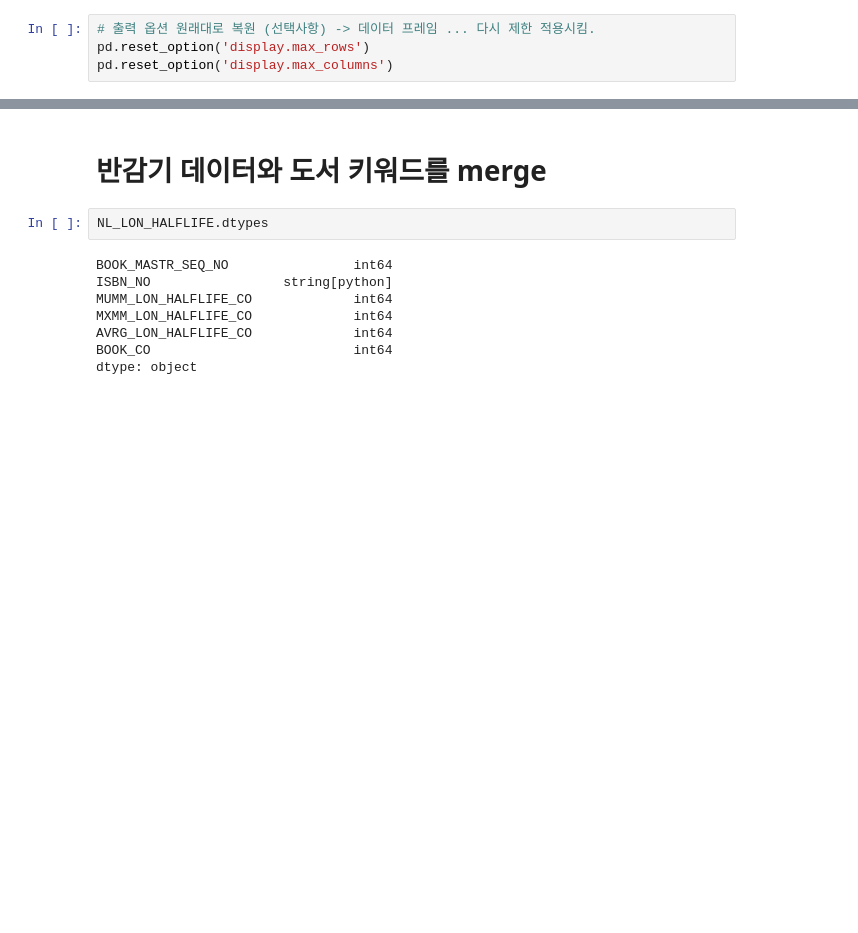
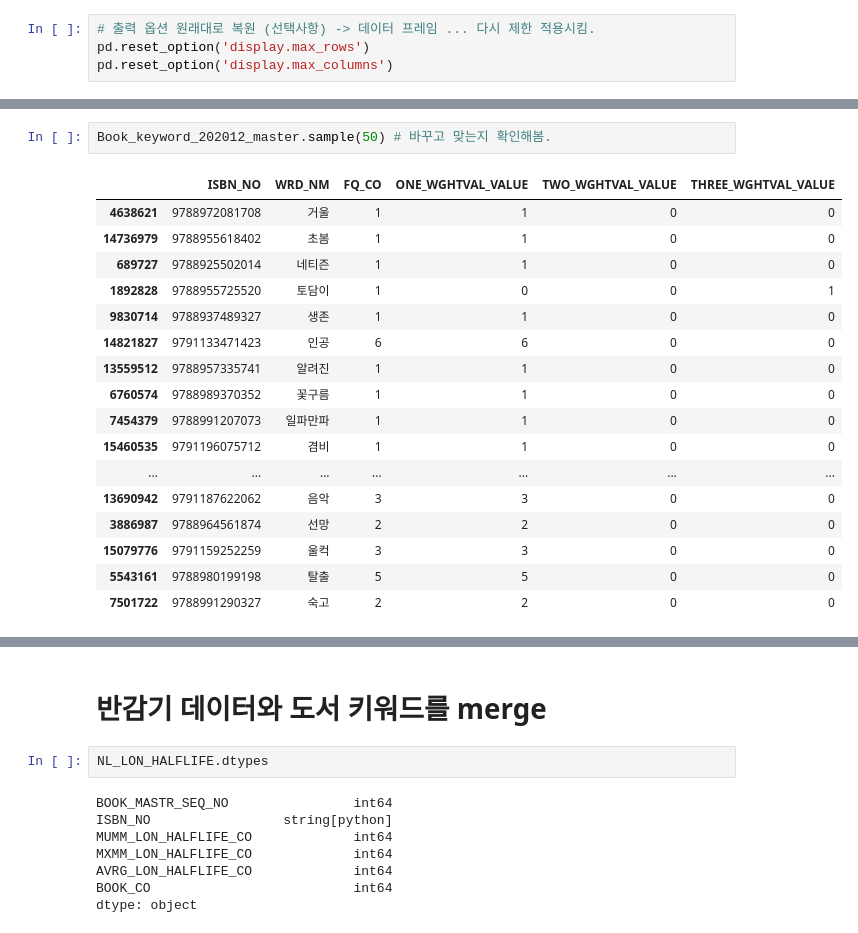
Before and after one commit to dilicat0813/alpaco5_Project_library, a Jupyter notebook: 경환님 이거 보세요/도서_키워드.ipynb, the cells around one changed output, grey strips where cells are left out. Drawn from its saved outputs; the diff is of its cells as text; blank space fills up the shorter version.

```diff
--- a/경환님 이거 보세요/도서_키워드.ipynb
+++ b/경환님 이거 보세요/도서_키워드.ipynb
@@ -339,0 +464,20 @@ pd.reset_option('display.max_columns')
+# %%
+Book_keyword_202012_master.sample(50) # 바꾸고 맞는지 확인해봄.
+# %% [output]
+|  | ISBN_NO | WRD_NM | FQ_CO | ONE_WGHTVAL_VALUE | TWO_WGHTVAL_VALUE | THREE_WGHTVAL_VALUE |
+| 4638621 | 9788972081708 | 거울 | 1 | 1 | 0 | 0 |
+| 14736979 | 9788955618402 | 초봄 | 1 | 1 | 0 | 0 |
+| 689727 | 9788925502014 | 네티즌 | 1 | 1 | 0 | 0 |
+| 1892828 | 9788955725520 | 토담이 | 1 | 0 | 0 | 1 |
+| 9830714 | 9788937489327 | 생존 | 1 | 1 | 0 | 0 |
+| 14821827 | 9791133471423 | 인공 | 6 | 6 | 0 | 0 |
+| 13559512 | 9788957335741 | 알려진 | 1 | 1 | 0 | 0 |
+| 6760574 | 9788989370352 | 꽃구름 | 1 | 1 | 0 | 0 |
+| 7454379 | 9788991207073 | 일파만파 | 1 | 1 | 0 | 0 |
+| 15460535 | 9791196075712 | 겸비 | 1 | 1 | 0 | 0 |
+| ... | ... | ... | ... | ... | ... | ... |
+| 13690942 | 9791187622062 | 음악 | 3 | 3 | 0 | 0 |
+| 3886987 | 9788964561874 | 선망 | 2 | 2 | 0 | 0 |
+| 15079776 | 9791159252259 | 울컥 | 3 | 3 | 0 | 0 |
+| 5543161 | 9788980199198 | 탈출 | 5 | 5 | 0 | 0 |
+| 7501722 | 9788991290327 | 숙고 | 2 | 2 | 0 | 0 |
```
Also changed, not shown: parts of 18 cells of this notebook, 1 other file.
